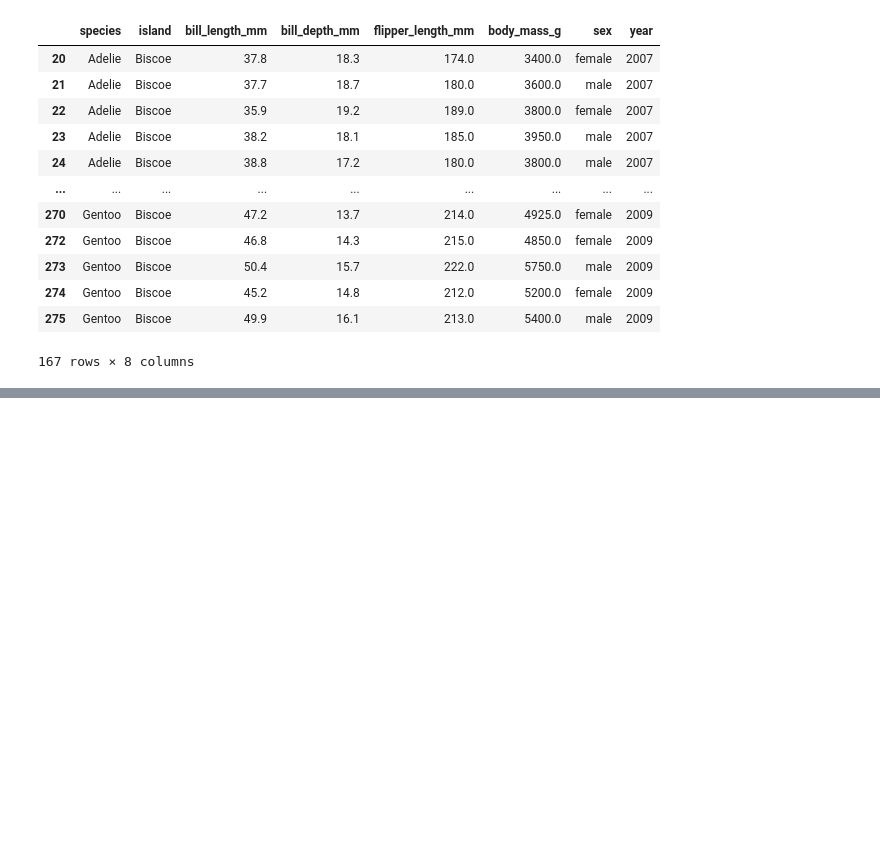
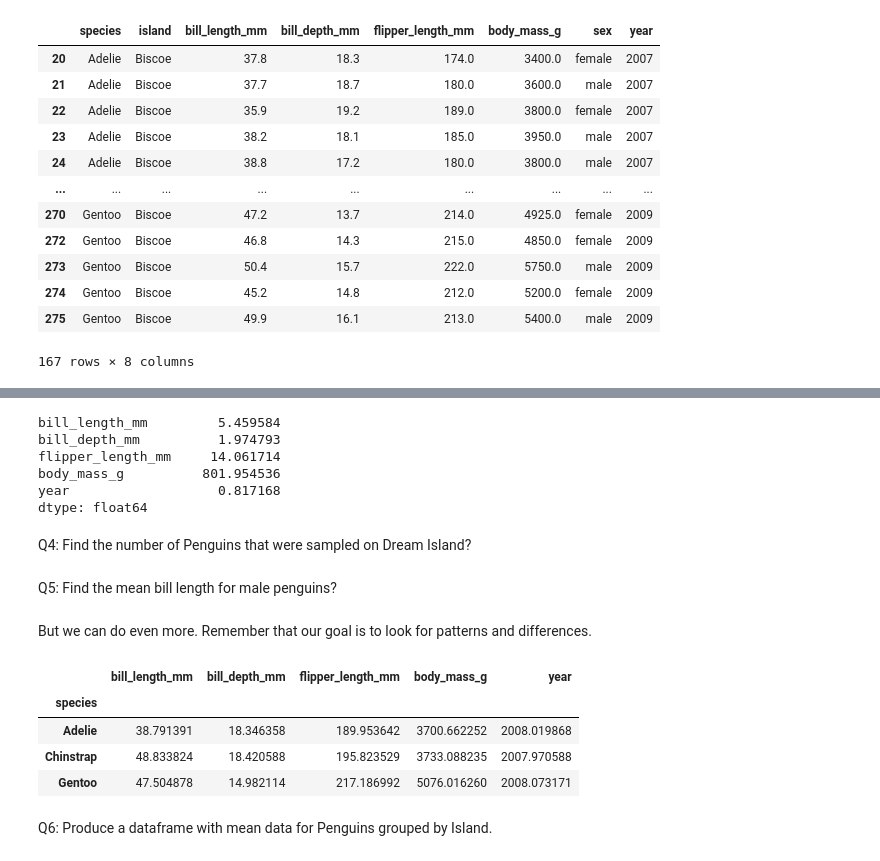
Before and after one commit to virgilpierce/STAT_111, a Jupyter notebook: Class 8-26.ipynb, the cells around one changed output, grey strips where cells are left out. Cells and saved outputs as stored; diff of their text form; code cells hidden in the pictures; blank space fills up the shorter version.

```diff
--- a/Class 8-26.ipynb
+++ b/Class 8-26.ipynb
@@ -125,0 +179,29 @@ biscoe_data
+# %%
+penguins_data.std()
+# %% [output]
+bill_length_mm         5.459584
+bill_depth_mm          1.974793
+flipper_length_mm     14.061714
+body_mass_g          801.954536
+year                   0.817168
+dtype: float64
+# %% [markdown]
+Q4: Find the number of Penguins that were sampled on Dream Island?
+# %% [markdown]
+Q5: Find the mean bill length for male penguins?
+# %% [markdown]
+But we can do even more. Remember that our goal is to look for patterns and differences.
+# %%
+# .groupby() is a command for agregating the data from a dataframe.
+# Note that it takes as argument the feature (or features) that you want to group by;
+# and then it takes as a secondary argument the operation you want to apply.
+
+penguins_data.groupby('species').mean()
+# %% [output]
+|  | bill_length_mm | bill_depth_mm | flipper_length_mm | body_mass_g | year |
+| species |  |  |  |  |  |
+| Adelie | 38.791391 | 18.346358 | 189.953642 | 3700.662252 | 2008.019868 |
+| Chinstrap | 48.833824 | 18.420588 | 195.823529 | 3733.088235 | 2007.970588 |
+| Gentoo | 47.504878 | 14.982114 | 217.186992 | 5076.016260 | 2008.073171 |
+# %% [markdown]
+Q6: Produce a dataframe with mean data for Penguins grouped by Island.
```
Also changed, not shown: parts of 9 cells of this notebook.
